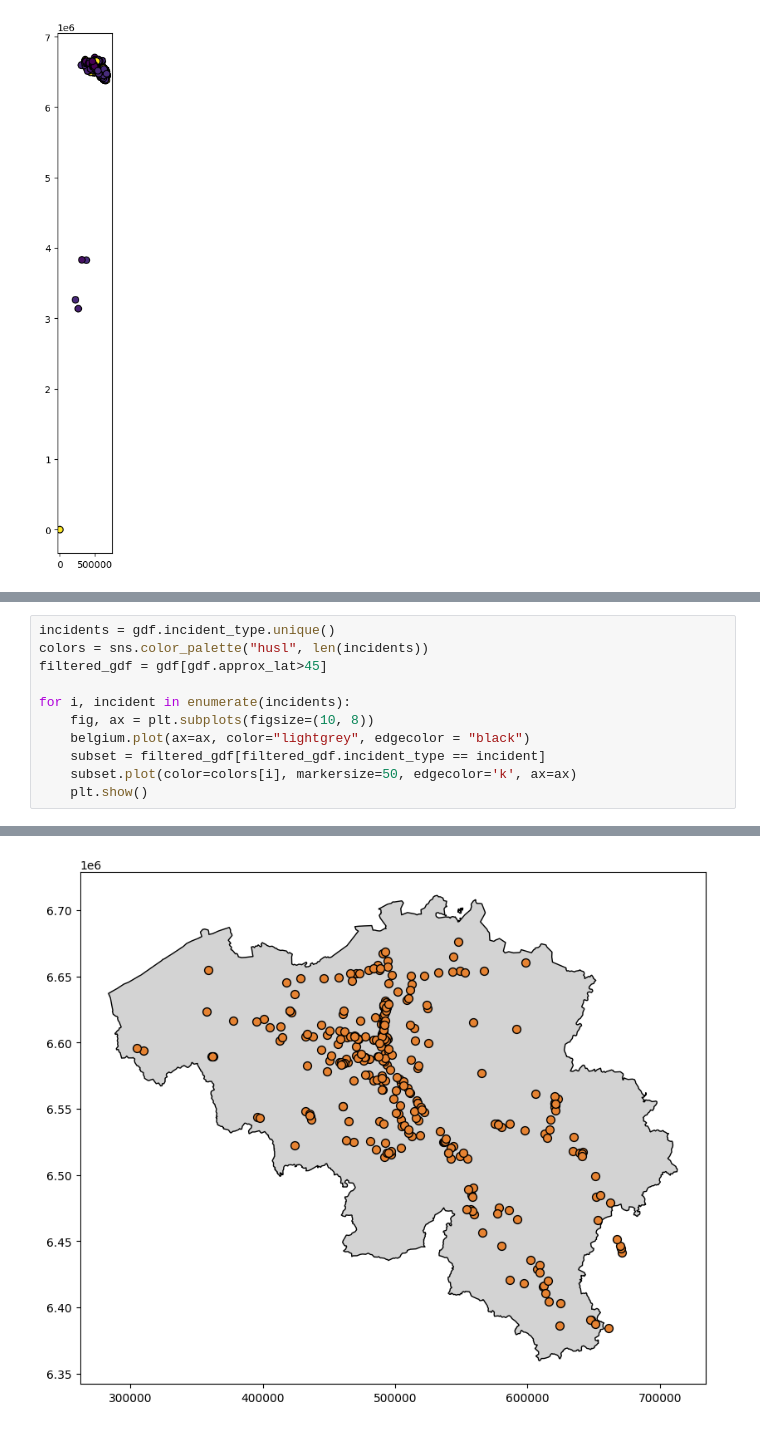
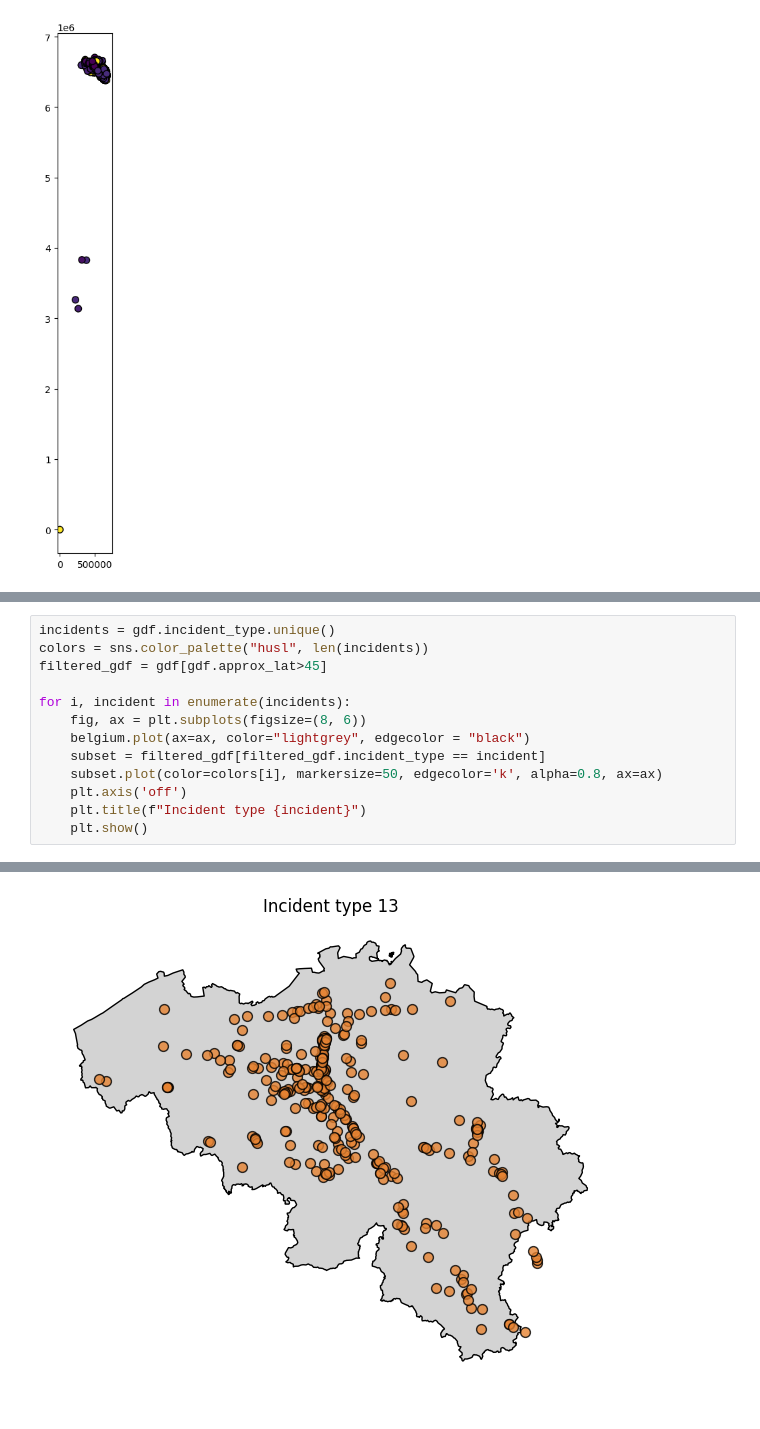
Before and after one commit to Carda01/SNCB_IncidentClassifier, a Jupyter notebook: pre_data_analysis/geospatial_analysis.ipynb, the cells around one changed output, grey strips where cells are left out. Drawn from its saved outputs; the diff is of its cells as text.

```diff
--- a/pre_data_analysis/geospatial_analysis.ipynb
+++ b/pre_data_analysis/geospatial_analysis.ipynb
@@ -73,9 +96,11 @@ colors = sns.color_palette("husl", len(incidents))
 filtered_gdf = gdf[gdf.approx_lat>45]
 
 for i, incident in enumerate(incidents):
-    fig, ax = plt.subplots(figsize=(10, 8))
+    fig, ax = plt.subplots(figsize=(8, 6))
     belgium.plot(ax=ax, color="lightgrey", edgecolor = "black")
     subset = filtered_gdf[filtered_gdf.incident_type == incident]
-    subset.plot(color=colors[i], markersize=50, edgecolor='k', ax=ax)
+    subset.plot(color=colors[i], markersize=50, edgecolor='k', alpha=0.8, ax=ax)
+    plt.axis('off')
+    plt.title(f"Incident type {incident}")
     plt.show()
 # %% [output]
@@ -83 +108 @@ for i, incident in enumerate(incidents):
-[figure, old version]
+[figure, new version]
```
Also changed, not shown: parts of 9 cells of this notebook.
